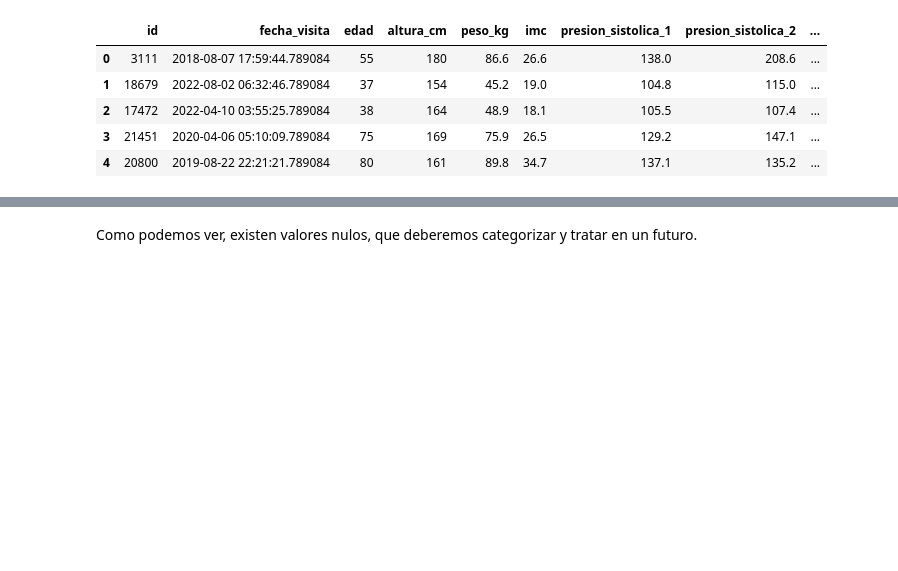
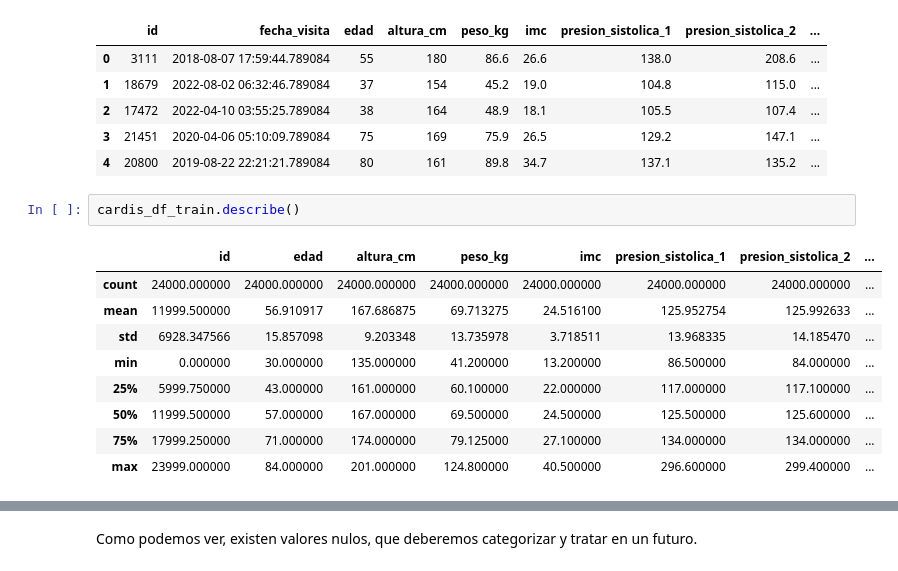
Before and after one commit to DiegoGuerrero09/DISIA_Grupo6, a Jupyter notebook: hito2/notebooks/cardis_EDA.ipynb, the cells around one changed output, grey strips where cells are left out. Cells and saved outputs as stored; diff of their text form; blank space fills up the shorter version.

Commit message:
feat(eda): añadir describe para verificación de rangos de variables

```diff
--- a/hito2/notebooks/cardis_EDA.ipynb
+++ b/hito2/notebooks/cardis_EDA.ipynb
@@ -71,6 +71,18 @@ cardis_df_train.head()
 | 2 | 17472 | 2022-04-10 03:55:25.789084 | 38 | 164 | 48.9 | 18.1 | 105.5 | 107.4 | ... |
 | 3 | 21451 | 2020-04-06 05:10:09.789084 | 75 | 169 | 75.9 | 26.5 | 129.2 | 147.1 | ... |
 | 4 | 20800 | 2019-08-22 22:21:21.789084 | 80 | 161 | 89.8 | 34.7 | 137.1 | 135.2 | ... |
+# %%
+cardis_df_train.describe()
+# %% [output]
+|  | id | edad | altura_cm | peso_kg | imc | presion_sistolica_1 | presion_sistolica_2 | ... |
+| count | 24000.000000 | 24000.000000 | 24000.000000 | 24000.000000 | 24000.000000 | 24000.000000 | 24000.000000 | ... |
+| mean | 11999.500000 | 56.910917 | 167.686875 | 69.713275 | 24.516100 | 125.952754 | 125.992633 | ... |
+| std | 6928.347566 | 15.857098 | 9.203348 | 13.735978 | 3.718511 | 13.968335 | 14.185470 | ... |
+| min | 0.000000 | 30.000000 | 135.000000 | 41.200000 | 13.200000 | 86.500000 | 84.000000 | ... |
+| 25% | 5999.750000 | 43.000000 | 161.000000 | 60.100000 | 22.000000 | 117.000000 | 117.100000 | ... |
+| 50% | 11999.500000 | 57.000000 | 167.000000 | 69.500000 | 24.500000 | 125.500000 | 125.600000 | ... |
+| 75% | 17999.250000 | 71.000000 | 174.000000 | 79.125000 | 27.100000 | 134.000000 | 134.000000 | ... |
+| max | 23999.000000 | 84.000000 | 201.000000 | 124.800000 | 40.500000 | 296.600000 | 299.400000 | ... |
 # %%
 print("=== INFORMACIÓN GENERAL ===")
 cardis_df_train.info()
```
Also changed, not shown: parts of 5 cells of this notebook.
